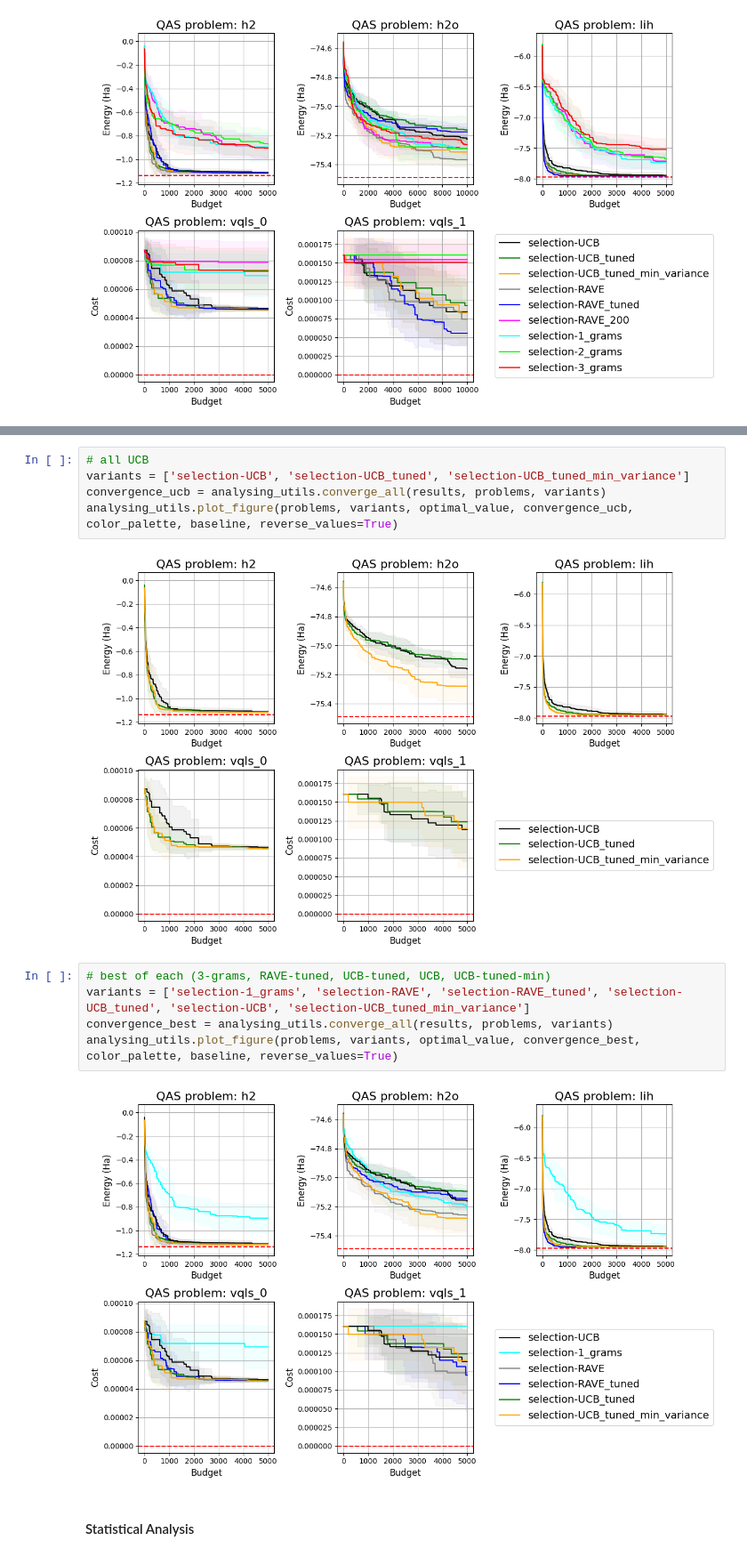
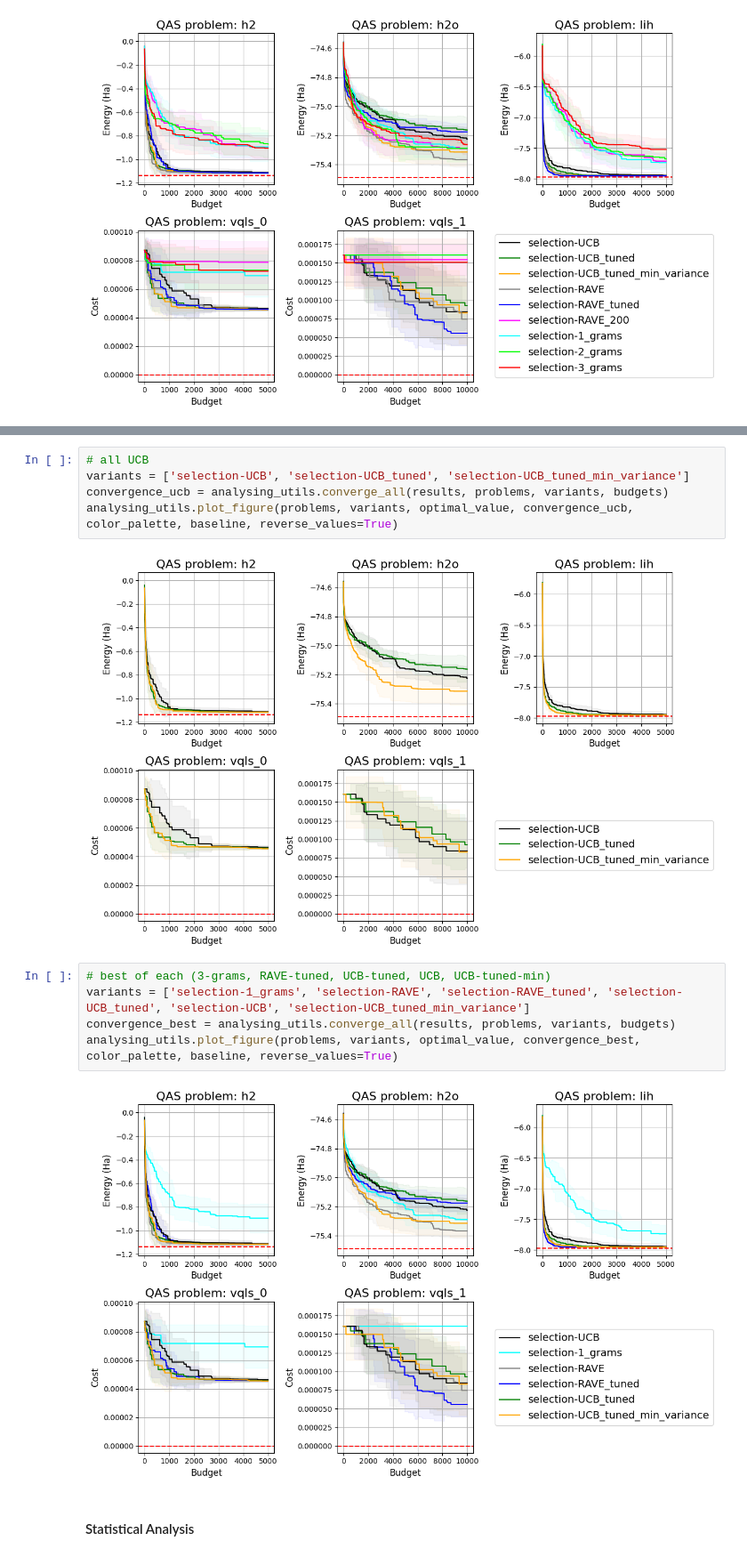
Before and after one commit to geordangesink/PWMCTS_QAS-selection_strategies, a Jupyter notebook: different_selections.ipynb, the cells around one changed output, grey strips where cells are left out. Shown at 89% size. Cells and saved outputs as stored; diff of their text form.

Commit message:
figure adjustments

```diff
--- a/different_selections.ipynb
+++ b/different_selections.ipynb
@@ -347,17 +347,17 @@ analysing_utils.plot_figure(problems, variants, optimal_value, convergence_rave,
 # %%
 # all UCB
 variants = ['selection-UCB', 'selection-UCB_tuned', 'selection-UCB_tuned_min_variance']
-convergence_ucb = analysing_utils.converge_all(results, problems, variants)
+convergence_ucb = analysing_utils.converge_all(results, problems, variants, budgets)
 analysing_utils.plot_figure(problems, variants, optimal_value, convergence_ucb, color_palette, baseline, reverse_values=True)
 # %% [output]
-[figure, old version]
+[figure, new version]
 # %%
 # best of each (3-grams, RAVE-tuned, UCB-tuned, UCB, UCB-tuned-min)
 variants = ['selection-1_grams', 'selection-RAVE', 'selection-RAVE_tuned', 'selection-UCB_tuned', 'selection-UCB', 'selection-UCB_tuned_min_variance']
-convergence_best = analysing_utils.converge_all(results, problems, variants)
+convergence_best = analysing_utils.converge_all(results, problems, variants, budgets)
 analysing_utils.plot_figure(problems, variants, optimal_value, convergence_best, color_palette, baseline, reverse_values=True)
 # %% [output]
-[figure, old version]
+[figure, new version]
 # %% [markdown]
 #### Statistical Analysis
 # %%
```
Also changed, not shown: parts of 3 cells of this notebook, 3 other files.
